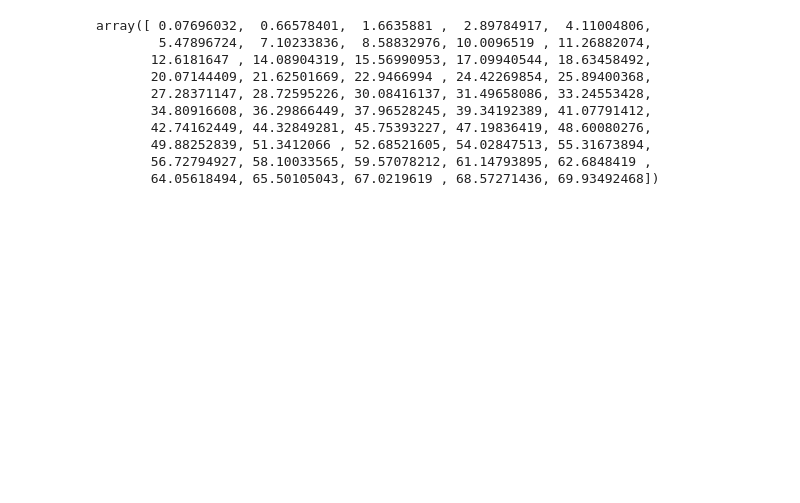
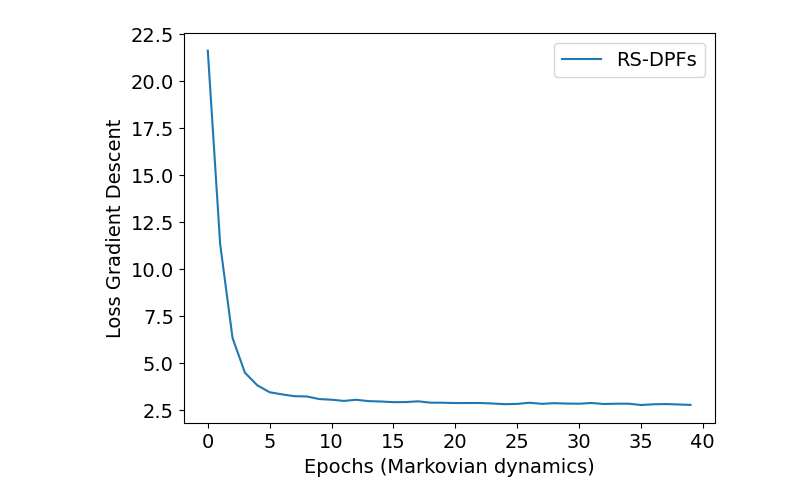
Before and after one commit to WickhamLi/RS-DBPF, a Jupyter notebook: results/Figures.ipynb, the cells around one changed output. Drawn from its saved outputs; the diff is of its cells as text; code cells hidden in the pictures; blank space fills up the shorter version.

```diff
--- a/results/Figures.ipynb
+++ b/results/Figures.ipynb
@@ -52,19 +78,20 @@ plt.show()
-# %%
-loss = [10.67539986,  9.09236446,  3.49878526,  3.48798886,  3.19943502,  2.99473691,
-  2.83055641,  2.68598872,  2.53529742,  2.40709411,  2.36975317,  2.32157137,
-  2.25154057,  2.22317985,  2.19787024,  2.15956649,  2.13882873,  2.03402474,
-  2.09750035,  2.09487402,  1.97315879,  1.98778485,  1.95399105,  2.02065445,
-  1.9579202,   1.94771154,  1.93539591,  1.97408561,  1.87883531,  1.97911215,
-  1.87224122,  1.86968319,  1.8970926,   1.89480599,  1.97220602,  1.79458983,
-  1.84849567,  1.82640565,  1.8742823,   1.8629748 ]
-# %% [output]
-array([ 0.07696032,  0.66578401,  1.6635881 ,  2.89784917,  4.11004806,
-        5.47896724,  7.10233836,  8.58832976, 10.0096519 , 11.26882074,
-       12.6181647 , 14.08904319, 15.56990953, 17.09940544, 18.63458492,
-       20.07144409, 21.62501669, 22.9466994 , 24.42269854, 25.89400368,
-       27.28371147, 28.72595226, 30.08416137, 31.49658086, 33.24553428,
-       34.80916608, 36.29866449, 37.96528245, 39.34192389, 41.07791412,
-       42.74162449, 44.32849281, 45.75393227, 47.19836419, 48.60080276,
-       49.88252839, 51.3412066 , 52.68521605, 54.02847513, 55.31673894,
-       56.72794927, 58.10033565, 59.57078212, 61.14793895, 62.6848419 ,
-       64.05618494, 65.50105043, 67.0219619 , 68.57271436, 69.93492468])
+# %%
+loss = [21.5930863,  11.30776837,  6.32173134,  4.47627753,  3.80705309,  3.43777794,
+  3.32419488,  3.22716062,  3.21415344,  3.07554913,  3.04019536,  2.97672066,
+  3.03719433,  2.96501994,  2.94534553,  2.9110072,   2.91555214,  2.95532102,
+  2.88272976,  2.88016542,  2.86418591,  2.86517046,  2.8666828,   2.83945508,
+  2.80423559,  2.81860889,  2.87999877,  2.82262081,  2.85656514,  2.83626751,
+  2.82824545,  2.86603452,  2.8134367,   2.8286126,   2.82921075,  2.759659,
+  2.79770571,  2.80984689,  2.78861244,  2.76586788]
+
+plt.plot(loss, label='RS-DPFs')
+plt.xlabel('Epochs (Markovian dynamics)', fontsize=14)
+plt.ylabel('Loss Gradient Descent', fontsize=14)
+plt.legend(fontsize=14)
+plt.xticks(fontsize=14)
+plt.yticks(fontsize=14)
+plt.tight_layout()
+plt.savefig('Loss_Mark')
+plt.show()
+# %% [output]
+[figure, added]
```
Also changed, not shown: parts of 4 cells of this notebook, 11 other files.
